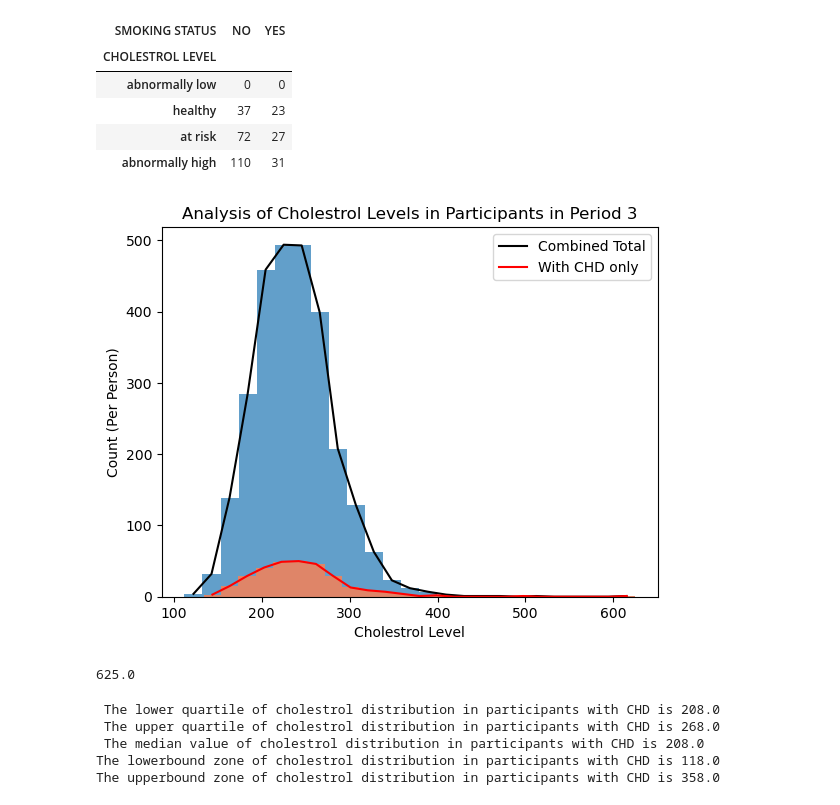
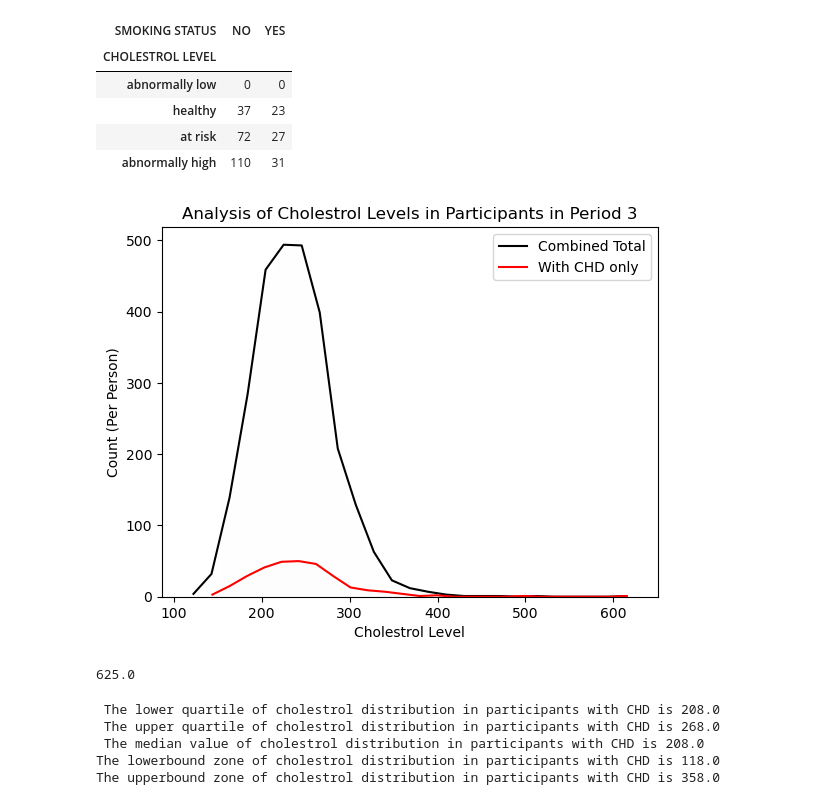
Before and after one commit to Yasmin-9/HeartInsights, a Jupyter notebook: sex/cholestrol.ipynb, the cells around one changed output. Drawn from its saved outputs; the diff is of its cells as text; code cells hidden in the pictures.

Commit message:
updated histogram

```diff
--- a/sex/cholestrol.ipynb
+++ b/sex/cholestrol.ipynb
@@ -314,32 +314,32 @@ chol_smoking_pivot3
 # %%
 # MAKE A BELL CURVE GRAPH OF PERIOD 3
 
 # Create a new table, with Cholestrol (numerical values), ID, CHD Prevalence
 
 cholestrol_df = pd.DataFrame()
 cholestrol_df = chol_p3[['ID','TOTAL CHOLESTROL','PREVALENT CHD']]
 cholestrol_df
 
 
 
-counts, bin_middles,_=plt.hist(cholestrol_df['TOTAL CHOLESTROL'],bins=25,alpha=0.7)
+counts, bin_middles,_=plt.hist(cholestrol_df['TOTAL CHOLESTROL'],bins=25,alpha=0.005)
 bin_widths=bin_middles[1:]-bin_middles[:-1]
 bin_centers = bin_middles[:-1]+bin_widths/2
 plt.plot(bin_centers,counts,'black',label = 'Combined Total')
 
-counts_withchdonly, bin_middles2,_=plt.hist(chol_p3_yes['TOTAL CHOLESTROL'],bins=25,alpha=0.8,color='coral')
+counts_withchdonly, bin_middles2,_=plt.hist(chol_p3_yes['TOTAL CHOLESTROL'],bins=25,alpha=0.005,color='coral')
 bin_widths2=bin_middles2[1:]-bin_middles2[:-1]
 bin_centers2= bin_middles2[:-1]+bin_widths2/2
 plt.plot(bin_centers2,counts_withchdonly,'r',label = 'With CHD only')
 
 plt.xlabel('Cholestrol Level')
 plt.ylabel('Count (Per Person)')
 plt.title('Analysis of Cholestrol Levels in Participants in Period 3')
 plt.legend()
 plt.show()
 cholestrol_df['TOTAL CHOLESTROL'].max()
 # %% [output]
-[figure, old version]
+[figure, new version]
 625.0
 # %%
 # Findings
```
